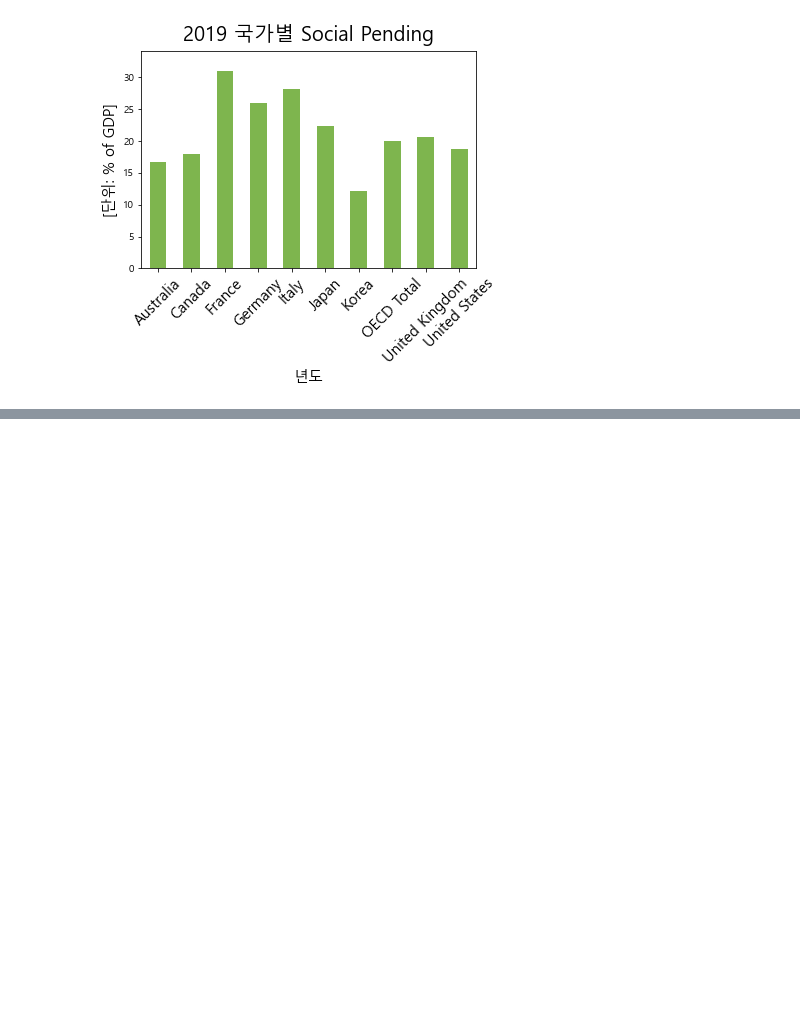
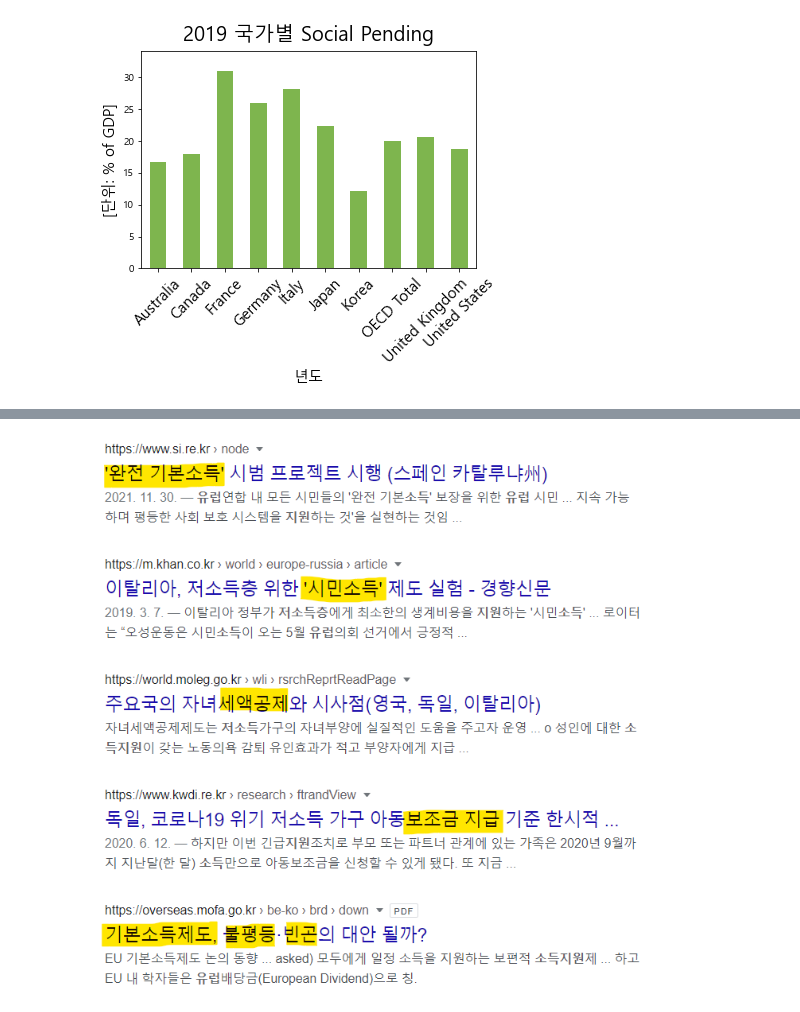
Before and after one commit to raputer/weeklyTeam, a Jupyter notebook: 6주차 소외계층분석/welfare.ipynb, the cells around one changed output, grey strips where cells are left out. Drawn from its saved outputs; the diff is of its cells as text; code cells hidden in the pictures; blank space fills up the shorter version.

```diff
--- a/6주차 소외계층분석/welfare.ipynb
+++ b/6주차 소외계층분석/welfare.ipynb
@@ -376,3 +393,7 @@ United States   18.710
+# %%
+display.Image('Data/img/기본소득지원.png')
+# %% [output]
+[figure, added]
 # %% [markdown]
 ---
 ## 선별적 복지 VS 보편적 복지 떠나 제로섬게임 형태에서 벗어날 수 있을까?
```
Also changed, not shown: parts of 4 cells of this notebook.
